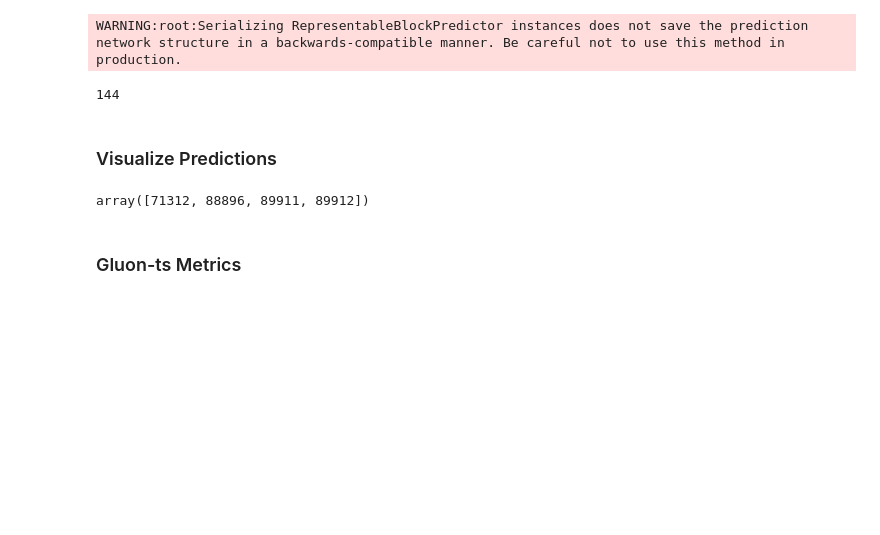
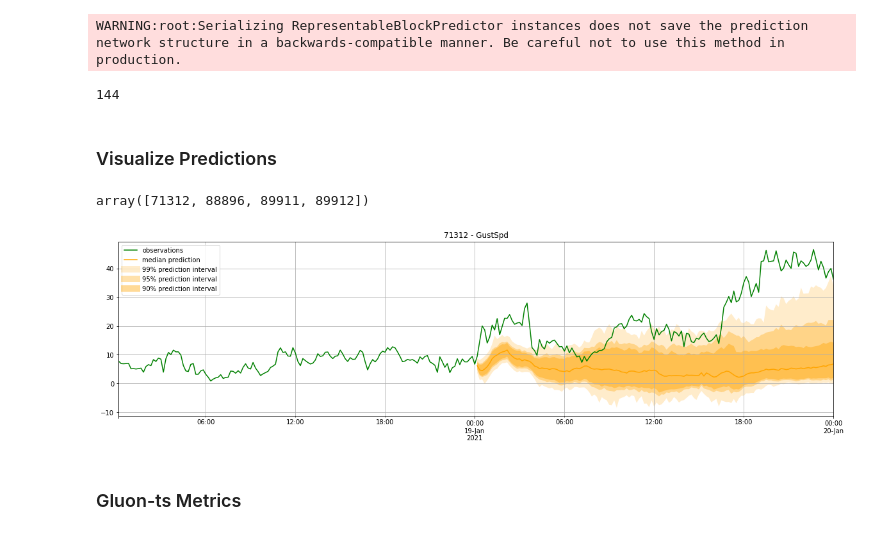
Before and after one commit to tomityrrell/psps-analysis, a Jupyter notebook: notebooks/Gluon-TS-SCE.ipynb, the cells around one changed output. Cells and saved outputs as stored; diff of their text form; code cells hidden in the pictures; blank space fills up the shorter version.

```diff
--- a/notebooks/Gluon-TS-SCE.ipynb
+++ b/notebooks/Gluon-TS-SCE.ipynb
@@ -255,19 +314,21 @@ stss = list(sts_it)
 # %%
 plot_length = 2*6*24
 prediction_intervals = [90,95,99]
 legend = ["observations", "median prediction"] + [f"{k}% prediction interval" for k in prediction_intervals][::-1]
 
 fig, ax = plt.subplots(1, 1, figsize=(20, 5))
 
-i = 1
+i = 2
 stss[i][-plot_length:].plot(ax=ax, color="green")  # plot the time series
 sforecasts[i].plot(prediction_intervals=prediction_intervals, color='orange')
 
 # plt.ylim(0,40)
 plt.title("{} - {}".format(test_station_id, wr_ts_columns[i]))
 plt.grid(which="both")
 plt.legend(legend, loc="upper left")
 plt.show()
+# %% [output]
+[figure, added]
 # %% [markdown]
 ### Gluon-ts Metrics
 # %%
```
Also changed, not shown: parts of 20 cells of this notebook, 7 other files.
